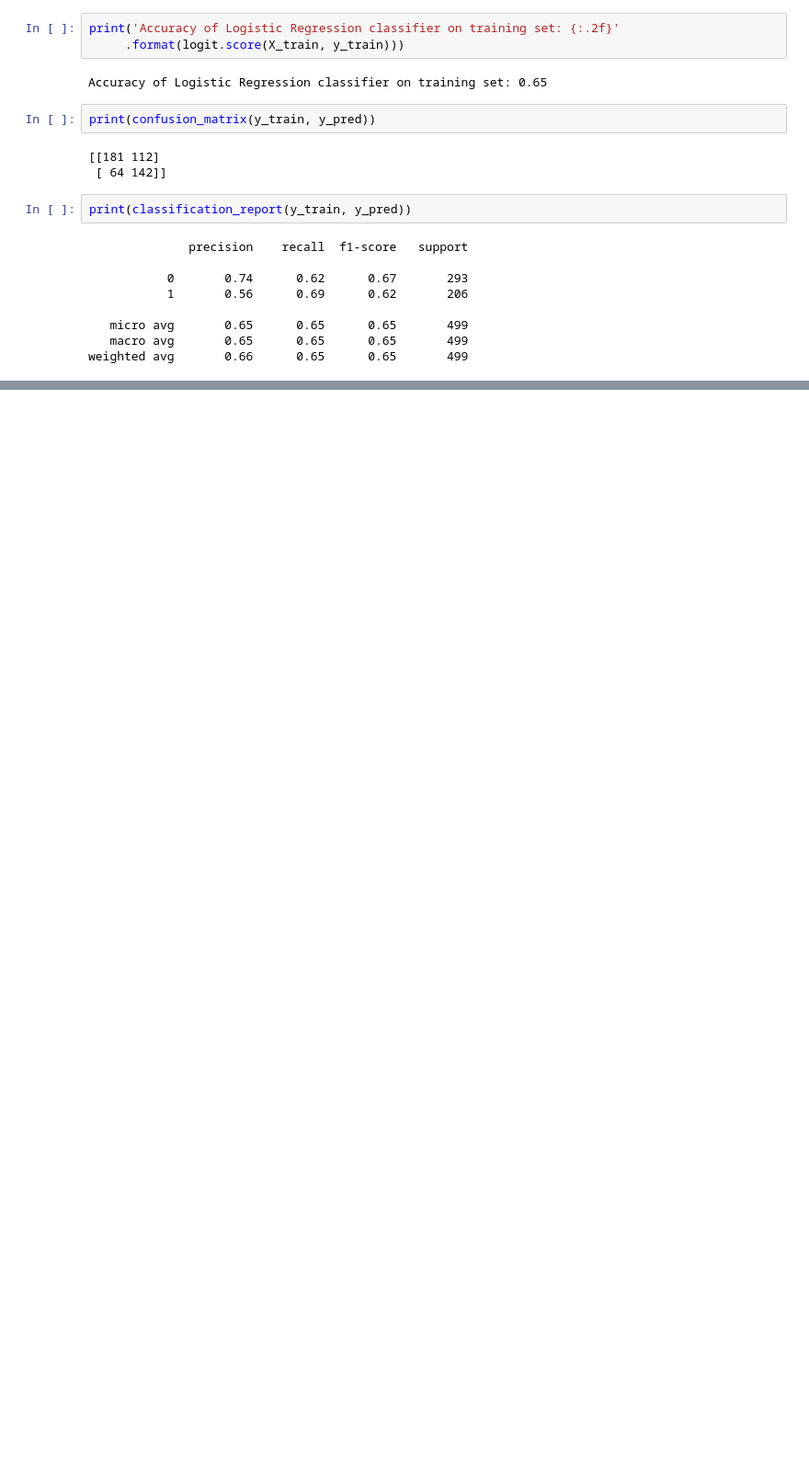
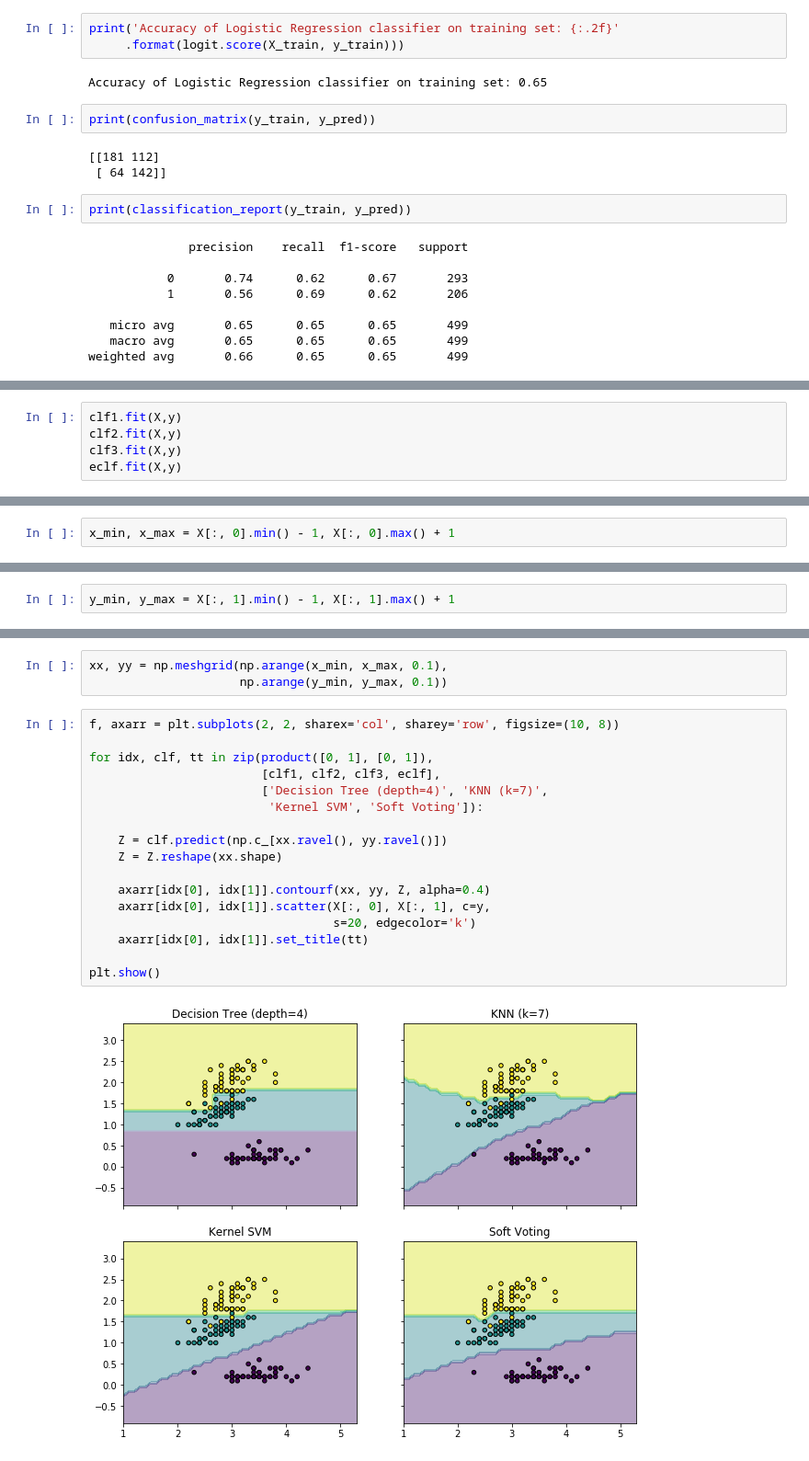
Before and after one commit to daver787/codeup_exercises, a Jupyter notebook: Classification Modeling Exercises.ipynb, the cells around one changed output, grey strips where cells are left out. Shown at 92% size. Drawn from its saved outputs; the diff is of its cells as text; blank space fills up the shorter version.

```diff
--- a/Classification Modeling Exercises.ipynb
+++ b/Classification Modeling Exercises.ipynb
@@ -88,0 +477,5 @@ weighted avg       0.66      0.65      0.65       499
+# %%
+clf1.fit(X,y)
+clf2.fit(X,y)
+clf3.fit(X,y)
+eclf.fit(X,y)
@@ -88,0 +523,2 @@ weighted avg       0.66      0.65      0.65       499
+# %%
+x_min, x_max = X[:, 0].min() - 1, X[:, 0].max() + 1
@@ -88,0 +529,2 @@ weighted avg       0.66      0.65      0.65       499
+# %%
+y_min, y_max = X[:, 1].min() - 1, X[:, 1].max() + 1
@@ -88,0 +535,22 @@ weighted avg       0.66      0.65      0.65       499
+# %%
+xx, yy = np.meshgrid(np.arange(x_min, x_max, 0.1),
+                     np.arange(y_min, y_max, 0.1))
+# %%
+f, axarr = plt.subplots(2, 2, sharex='col', sharey='row', figsize=(10, 8))
+
+for idx, clf, tt in zip(product([0, 1], [0, 1]),
+                        [clf1, clf2, clf3, eclf],
+                        ['Decision Tree (depth=4)', 'KNN (k=7)',
+                         'Kernel SVM', 'Soft Voting']):
+
+    Z = clf.predict(np.c_[xx.ravel(), yy.ravel()])
+    Z = Z.reshape(xx.shape)
+
+    axarr[idx[0], idx[1]].contourf(xx, yy, Z, alpha=0.4)
+    axarr[idx[0], idx[1]].scatter(X[:, 0], X[:, 1], c=y,
+                                  s=20, edgecolor='k')
+    axarr[idx[0], idx[1]].set_title(tt)
+
+plt.show()
+# %% [output]
+[figure, added]
```
Also changed, not shown: parts of 68 cells of this notebook, 5 other files.
